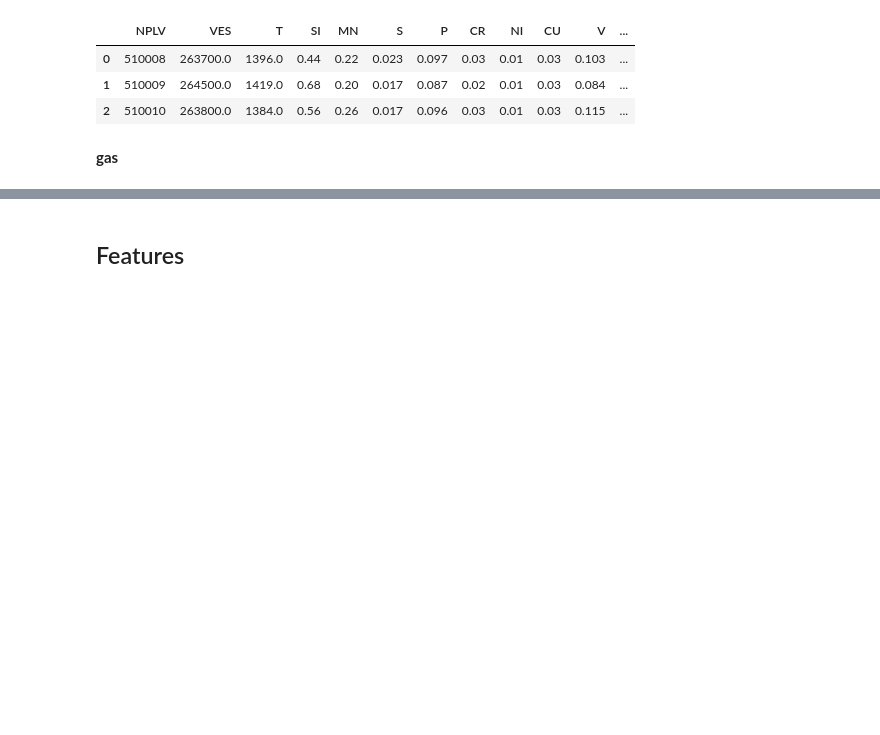
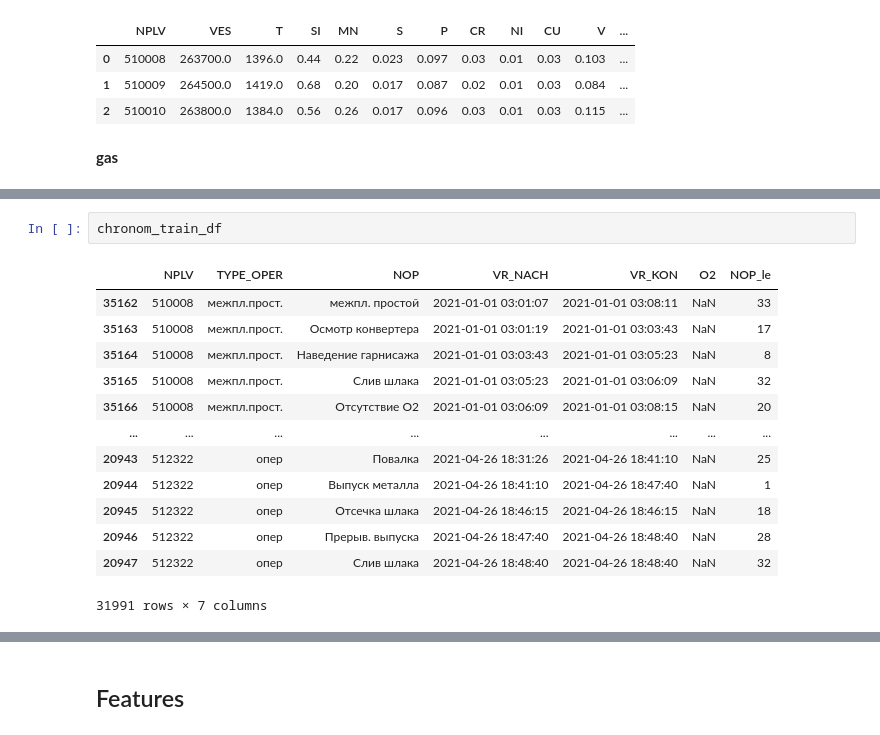
Before and after one commit to ndmel/evraz_challenge_2021_track_1, a Jupyter notebook: main.ipynb, the cells around one changed output, grey strips where cells are left out. Cells and saved outputs as stored; diff of their text form; blank space fills up the shorter version.

```diff
--- a/main.ipynb
+++ b/main.ipynb
@@ -269,0 +302,16 @@ gas_train_df.head(3)
+# %%
+chronom_train_df
+# %% [output]
+|  | NPLV | TYPE_OPER | NOP | VR_NACH | VR_KON | O2 | NOP_le |
+| 35162 | 510008 | межпл.прост. | межпл. простой | 2021-01-01 03:01:07 | 2021-01-01 03:08:11 | NaN | 33 |
+| 35163 | 510008 | межпл.прост. | Осмотр конвертера | 2021-01-01 03:01:19 | 2021-01-01 03:03:43 | NaN | 17 |
+| 35164 | 510008 | межпл.прост. | Наведение гарнисажа | 2021-01-01 03:03:43 | 2021-01-01 03:05:23 | NaN | 8 |
+| 35165 | 510008 | межпл.прост. | Слив шлака | 2021-01-01 03:05:23 | 2021-01-01 03:06:09 | NaN | 32 |
+| 35166 | 510008 | межпл.прост. | Отсутствие O2 | 2021-01-01 03:06:09 | 2021-01-01 03:08:15 | NaN | 20 |
+| ... | ... | ... | ... | ... | ... | ... | ... |
+| 20943 | 512322 | опер | Повалка | 2021-04-26 18:31:26 | 2021-04-26 18:41:10 | NaN | 25 |
+| 20944 | 512322 | опер | Выпуск металла | 2021-04-26 18:41:10 | 2021-04-26 18:47:40 | NaN | 1 |
+| 20945 | 512322 | опер | Отсечка шлака | 2021-04-26 18:46:15 | 2021-04-26 18:46:15 | NaN | 18 |
+| 20946 | 512322 | опер | Прерыв. выпуска | 2021-04-26 18:47:40 | 2021-04-26 18:48:40 | NaN | 28 |
+| 20947 | 512322 | опер | Слив шлака | 2021-04-26 18:48:40 | 2021-04-26 18:48:40 | NaN | 32 |
+31991 rows × 7 columns
```
Also changed, not shown: parts of 22 cells of this notebook, 1 other file.
